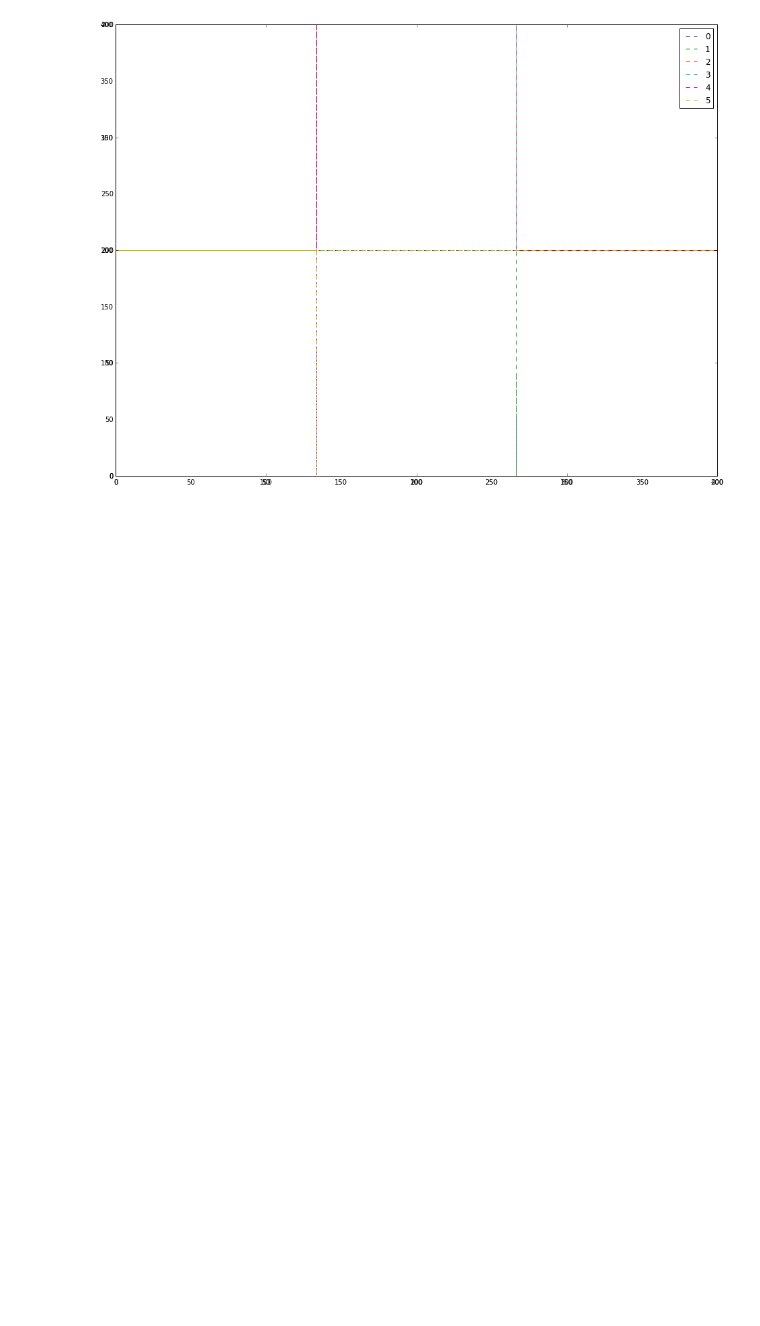
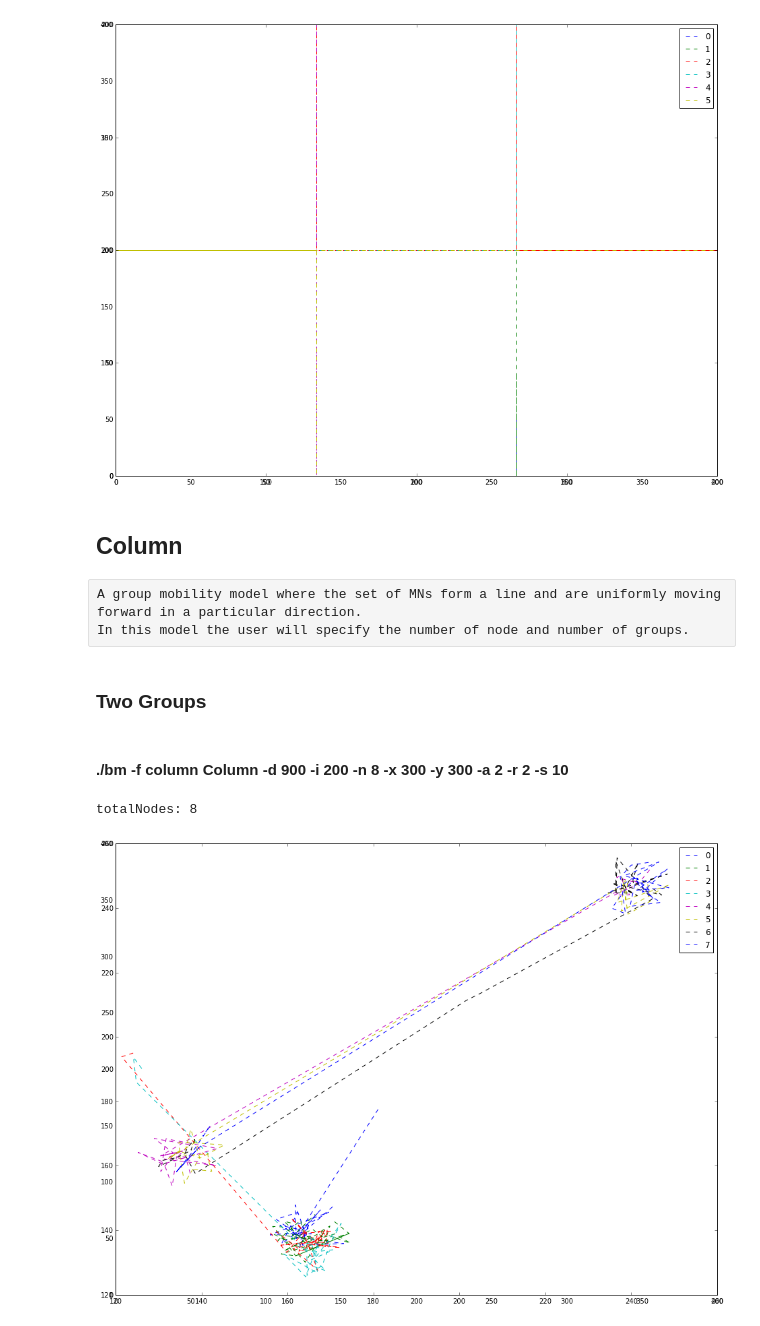
Before and after one commit to matiya/bonn-motion-parser, a Jupyter notebook: notebookMobility.ipynb, the cells around one changed output. Cells and saved outputs as stored; diff of their text form; code cells hidden in the pictures; blank space fills up the shorter version.

```diff
--- a/notebookMobility.ipynb
+++ b/notebookMobility.ipynb
@@ -148,3 +177,17 @@ allNodes([1,"/home/default/workspace/bonnmotion-2.1/bin/manhattan.movements"])
 # %% [output]
 totalNodes: 6
 [figure]
+# %% [markdown]
+## Column
+# %% [raw]
+A group mobility model where the set of MNs form a line and are uniformly moving forward in a particular direction.
+In this model the user will specify the number of node and number of groups.
+# %% [markdown]
+### Two Groups
+# %% [markdown]
+#### ./bm -f column Column -d 900 -i 200 -n 8 -x 300 -y 300 -a 2 -r 2 -s 10
+# %%
+allNodes([1,"/home/default/workspace/bonnmotion-2.1/bin/column.movements"])
+# %% [output]
+totalNodes: 8
+[figure, added]
```
Also changed, not shown: parts of 13 cells of this notebook.
